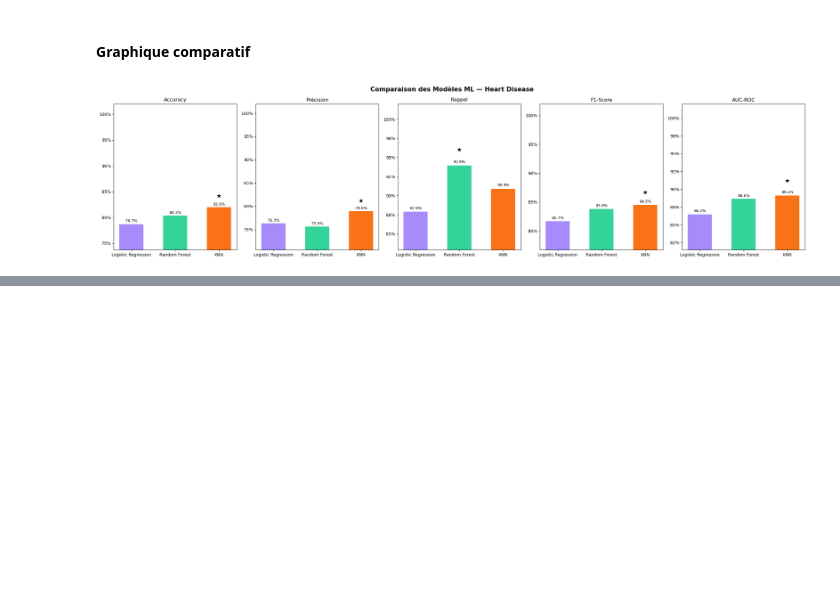
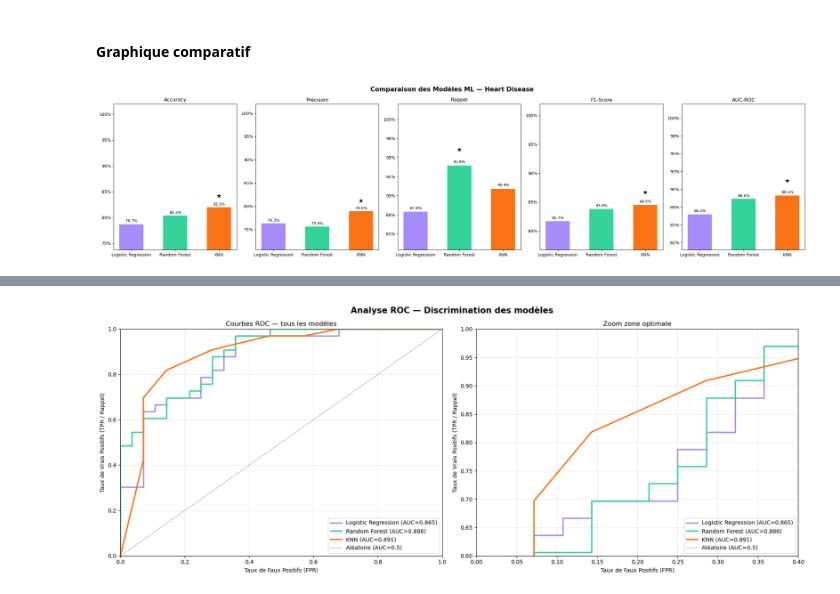
Before and after one commit to Lanja7126/Examen_ML, a Jupyter notebook: heart.ipynb, the cells around one changed output, grey strips where cells are left out. Saved outputs shown, nothing was run; the diff lists cells and outputs as text; code cells hidden in the pictures; blank space fills up the shorter version.

```diff
--- a/heart.ipynb
+++ b/heart.ipynb
@@ -536,0 +568,30 @@ plt.show()
+# %%
+# Courbes ROC
+fig, axes = plt.subplots(1, 2, figsize=(18, 7))
+
+for ax_idx, ax in enumerate(axes):
+    model_items = list(models.items())
+    for i, (name, cfg) in enumerate(model_items):
+        y_proba = probabilities[name]
+        if y_proba is None:
+            continue
+        fpr, tpr, _ = roc_curve(y_test, y_proba)
+        auc_val = results[name]['AUC-ROC (%)'] / 100
+        ax.plot(fpr, tpr, color=cfg['color'], linewidth=2.5,
+                label=f"{name} (AUC={auc_val:.3f})")
+
+    ax.plot([0, 1], [0, 1], 'k--', linewidth=1, alpha=0.4, label='Aléatoire (AUC=0.5)')
+    ax.set_xlabel('Taux de Faux Positifs (FPR)')
+    ax.set_ylabel('Taux de Vrais Positifs (TPR / Rappel)')
+    ax.set_title(['Courbes ROC — tous les modèles', 'Zoom zone optimale'][ax_idx])
+    ax.legend(fontsize=10, loc='lower right')
+    ax.set_xlim([0, 1] if ax_idx == 0 else [0, 0.4])
+    ax.set_ylim([0, 1] if ax_idx == 0 else [0.6, 1])
+    ax.grid(True, alpha=0.3)
+
+fig.suptitle('Analyse ROC — Discrimination des modèles', fontsize=15, fontweight='bold')
+plt.tight_layout()
+plt.savefig('./images/evaluation/roc.png', dpi=130, bbox_inches='tight')
+plt.show()
+# %% [output]
+[figure, added]
```
Also changed, not shown: parts of 7 cells of this notebook, 4 other files.
